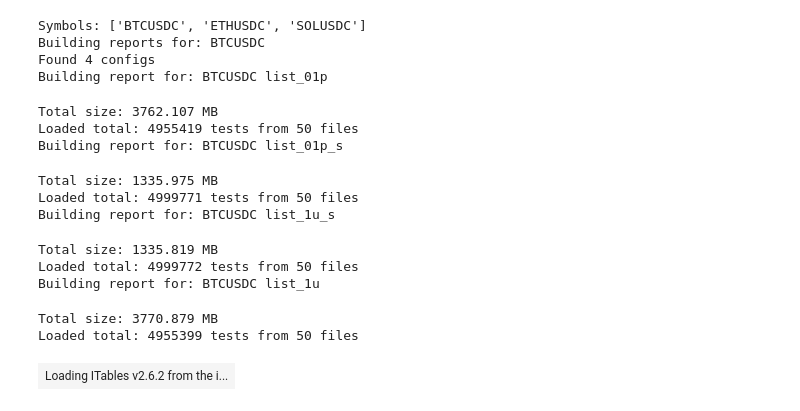
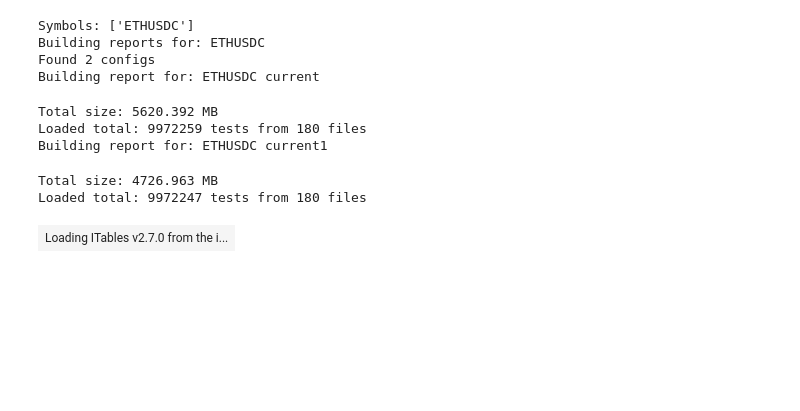
Before and after one commit to alexshabrov/Hedging, a Jupyter notebook: app/backtest/11_base_report.ipynb, the cells around one changed output. Saved outputs shown, nothing was run; the diff lists cells and outputs as text; code cells hidden in the pictures; blank space fills up the shorter version.

```diff
--- a/app/backtest/11_base_report.ipynb
+++ b/app/backtest/11_base_report.ipynb
@@ -40,7 +40,7 @@ def load_tests(symbol, conf):
 import json
 
 def load_confs():
-    folder = './run_confs'
+    folder = '/workspace/Hedging/app/backtest/run_confs'
     confs = {}
 
     for file in os.listdir(folder):
@@ -308,48 +308,42 @@ print(f'Symbols: {symbols}')
 
 csv = []
 
 for symbol in symbols:
     print(f'Building reports for: {symbol}')
 
     # Load confs
     folder = f'/_data/base/{symbol}/results'
     confs = load_confs()
     print(f'Found {len(confs)} configs')
 
     for name, conf in confs.items():
         print(f'Building report for: {symbol} {name}')
 
         # Load tests
         test_data = load_tests(symbol, name)
 
         # Build report
         csv.extend(base_report(test_data, symbol, conf))
 
     break
 
 # Convert to DataFrame
 df = pd.DataFrame(csv)
 
 # Show
 show(df)
 
 # Save
-os.makedirs('reports', exist_ok=True)
-df.to_csv('reports/base_report.csv', index=False)
+os.makedirs('/workspace/Hedging/app/backtest/reports', exist_ok=True)
+df.to_csv('/workspace/Hedging/app/backtest/reports/base_report.csv', index=False)
 # %% [output]
-Symbols: ['BTCUSDC', 'ETHUSDC', 'SOLUSDC']
-Building reports for: BTCUSDC
-Found 4 configs
-Building report for: BTCUSDC list_01p
+Symbols: ['ETHUSDC']
+Building reports for: ETHUSDC
+Found 2 configs
+Building report for: ETHUSDC current
-Total size: 3762.107 MB
-Loaded total: 4955419 tests from 50 files
-Building report for: BTCUSDC list_01p_s
+Total size: 5620.392 MB
+Loaded total: 9972259 tests from 180 files
+Building report for: ETHUSDC current1
-Total size: 1335.975 MB
-Loaded total: 4999771 tests from 50 files
-Building report for: BTCUSDC list_1u_s
+Total size: 4726.963 MB
+Loaded total: 9972247 tests from 180 files
-Total size: 1335.819 MB
-Loaded total: 4999772 tests from 50 files
-Building report for: BTCUSDC list_1u
-Total size: 3770.879 MB
-Loaded total: 4955399 tests from 50 files
-| Loading ITables v2.6.2 from the i... |
+| Loading ITables v2.7.0 from the i... |
```
Also changed, not shown: 8 other files.
